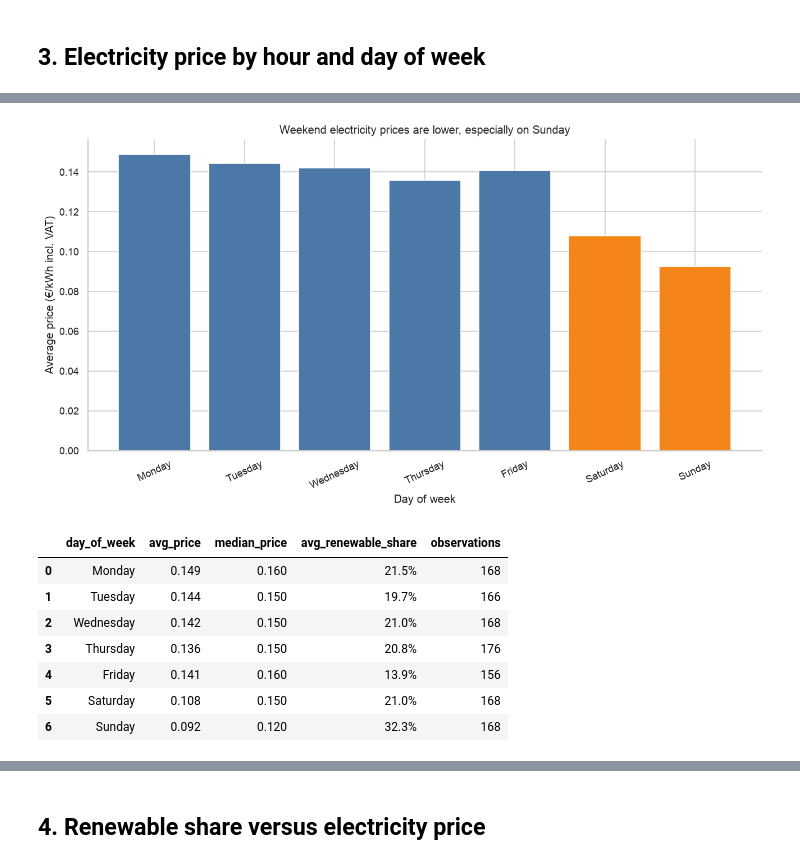
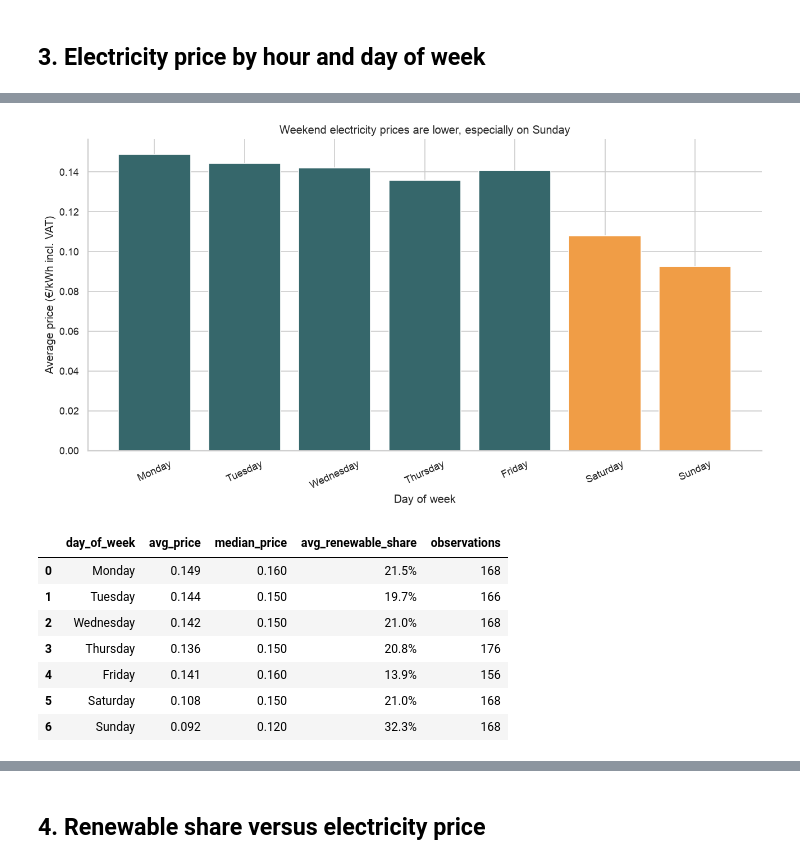
Before and after one commit to vildanpir/smart-power-project, a Jupyter notebook: notebooks/smart-power-eda.ipynb, the cells around one changed output, grey strips where cells are left out. Cells and saved outputs as stored; diff of their text form; code cells hidden in the pictures.

```diff
--- a/notebooks/smart-power-eda.ipynb
+++ b/notebooks/smart-power-eda.ipynb
@@ -20,7 +20,8 @@ import seaborn as sns
 
 sns.set_theme(style="whitegrid", context="notebook")
 plt.rcParams.update({"figure.figsize": (11, 6), "figure.dpi": 120})
-BLUE, ORANGE, GREEN, GREY = "#4C78A8", "#F58518", "#54A24B", "#9D9D9D"
+PETROL, DARK_GREEN, MINT, ORANGE, BURNT_ORANGE, GREY = "#36676B", "#215138", "#81C2A8", "#F09D46", "#AF5622", "#6B7280"
+PRICE_CMAP = sns.color_palette(["#F4F8F6", ORANGE, BURNT_ORANGE], as_cmap=True)
 
 PROJECT_ROOT = Path.cwd().parent if Path.cwd().name == "notebooks" else Path.cwd()
 sys.path.insert(0, str(PROJECT_ROOT / "src"))
@@ -166,24 +167,24 @@ display(hourly.sort_values("avg_price").head(6).style.format({"avg_price": "{:.3
 # %%
 day_order = ["Monday", "Tuesday", "Wednesday", "Thursday", "Friday", "Saturday", "Sunday"]
 daily = (df.groupby("day_of_week")
            .agg(avg_price=("electricity_price", "mean"),
                 median_price=("electricity_price", "median"),
                 avg_renewable_share=("renewable_share", "mean"),
                 observations=("electricity_price", "size"))
            .reindex(day_order).reset_index())
 
-colors = [ORANGE if d in ["Saturday", "Sunday"] else BLUE for d in daily["day_of_week"]]
+colors = [ORANGE if d in ["Saturday", "Sunday"] else PETROL for d in daily["day_of_week"]]
 fig, ax = plt.subplots()
 ax.bar(daily["day_of_week"], daily["avg_price"], color=colors)
 ax.set(title="Weekend electricity prices are lower, especially on Sunday",
        xlabel="Day of week", ylabel="Average price (€/kWh incl. VAT)")
 ax.tick_params(axis="x", rotation=25)
 sns.despine()
 plt.tight_layout()
 plt.show()
 display(daily.style.format({"avg_price": "{:.3f}", "median_price": "{:.3f}", "avg_renewable_share": "{:.1%}"}))
 # %% [output]
-[figure, old version]
+[figure, new version]
 |  | day_of_week | avg_price | median_price | avg_renewable_share | observations |
 | 0 | Monday | 0.149 | 0.160 | 21.5% | 168 |
 | 1 | Tuesday | 0.144 | 0.150 | 19.7% | 166 |
```
Also changed, not shown: parts of 6 cells of this notebook, 6 other files.
